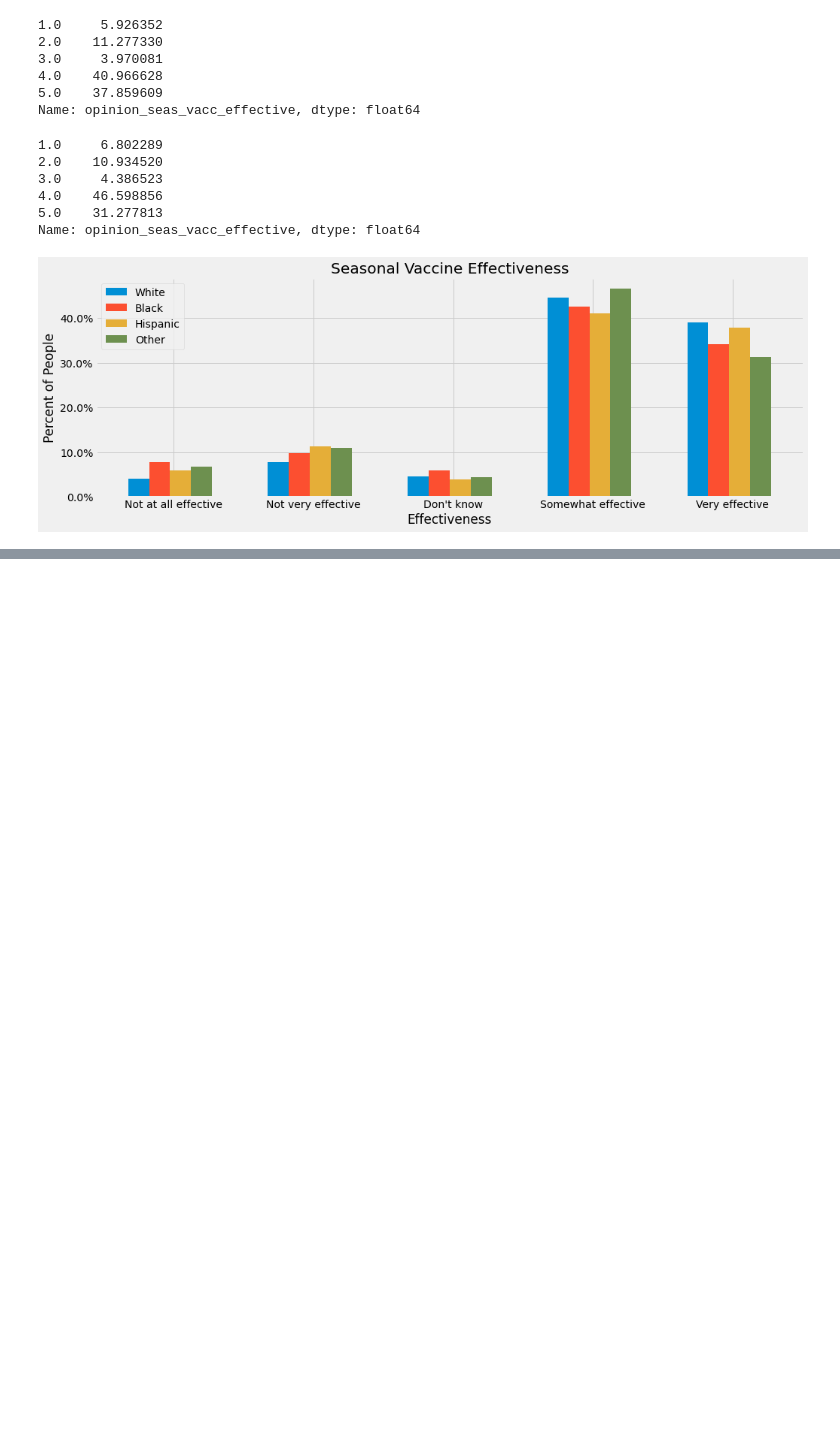
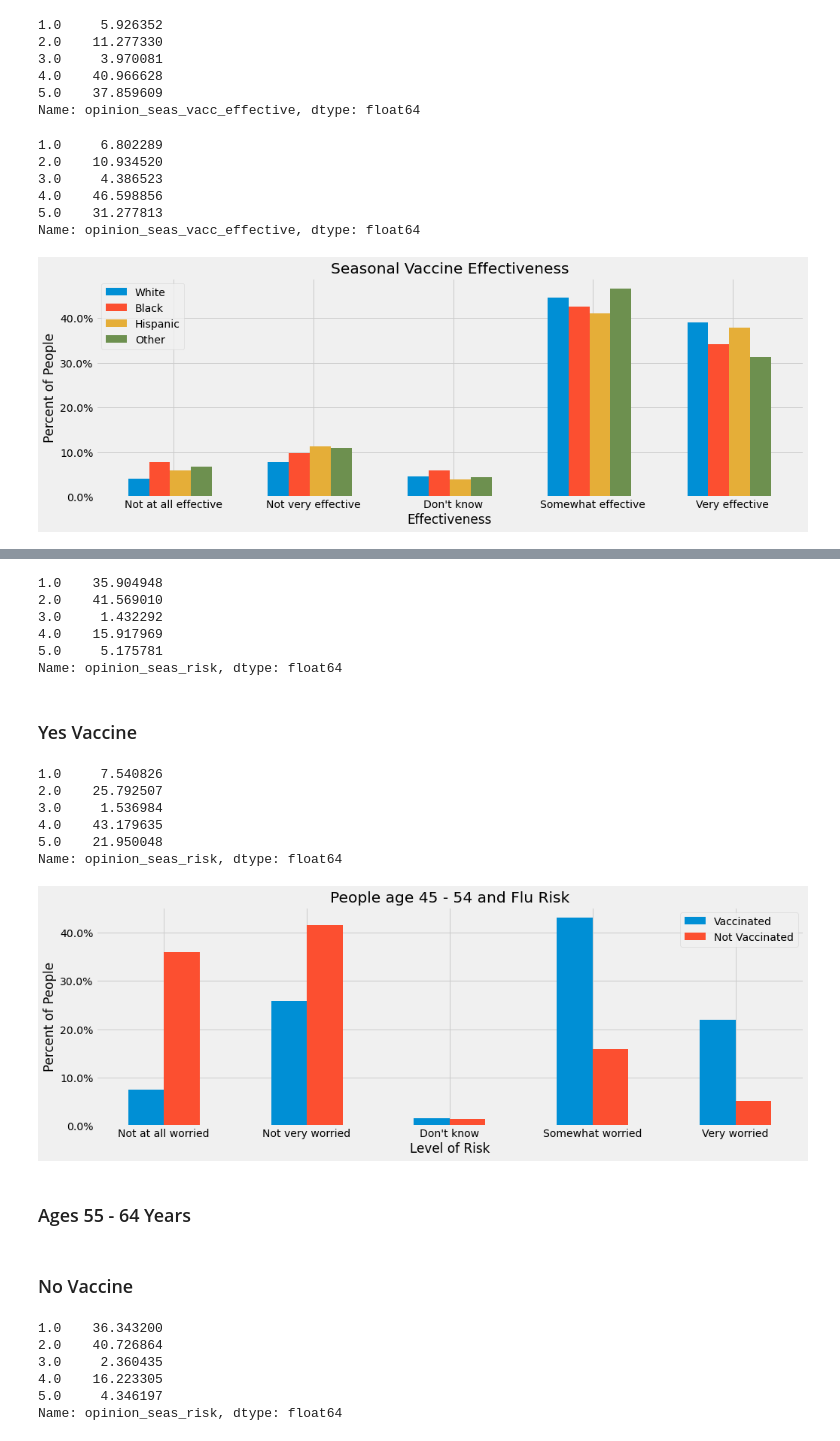
Before and after one commit to mankah/Capstone, a Jupyter notebook: Flu_analysis_models/00_Seasonal_Flu_Analysis.ipynb, the cells around one changed output, grey strips where cells are left out. Drawn from its saved outputs; the diff is of its cells as text; code cells hidden in the pictures; blank space fills up the shorter version.

```diff
--- a/Flu_analysis_models/00_Seasonal_Flu_Analysis.ipynb
+++ b/Flu_analysis_models/00_Seasonal_Flu_Analysis.ipynb
@@ -207,0 +315,58 @@ plt.xticks(ticks=white_concern.index + width+.10, labels=x);
+# %%
+under_54 = df[df.age_group == '45 - 54 Years']
+under_54_no = under_54[under_54.seasonal_vaccine == 0]
+under_54_no_concern = under_54_no.opinion_seas_risk.value_counts(normalize = True).sort_index()
+under_54_no_concern*100
+# %% [output]
+1.0    35.904948
+2.0    41.569010
+3.0     1.432292
+4.0    15.917969
+5.0     5.175781
+Name: opinion_seas_risk, dtype: float64
+# %% [markdown]
+### Yes Vaccine
+# %%
+under_54 = df[df.age_group == '45 - 54 Years']
+under_54_yes = under_54[under_54.seasonal_vaccine == 1]
+under_54_yes_concern = under_54_yes.opinion_seas_risk.value_counts(normalize = True).sort_index()
+under_54_yes_concern*100
+# %% [output]
+1.0     7.540826
+2.0    25.792507
+3.0     1.536984
+4.0    43.179635
+5.0    21.950048
+Name: opinion_seas_risk, dtype: float64
+# %%
+fig, ax = plt.subplots(figsize=(15, 5))
+
+x = ['Not at all worried', 'Not very worried',
+                    'Don\'t know', 'Somewhat worried', 'Very worried']
+width = 0.25
+plt.bar(under_54_yes_concern.index, under_54_yes_concern.values, width, label = 'Vaccinated')
+plt.bar(under_54_no_concern.index + width, under_54_no_concern.values, width, label = 'Not Vaccinated')
+plt.title('People age 45 - 54 and Flu Risk')
+plt.ylabel('Percent of People')
+plt.xlabel('Level of Risk')
+plt.legend()
+ax.yaxis.set_major_formatter(mtick.PercentFormatter(1.0))
+plt.xticks(ticks=under_54_yes_concern.index + width/2, labels=x);
+# %% [output]
+[figure, added]
+# %% [markdown]
+### Ages 55 - 64 Years
+# %% [markdown]
+### No Vaccine
+# %%
+under_64 = df[df.age_group == '55 - 64 Years']
+under_64_no = under_64[under_64.seasonal_vaccine == 0]
+under_64_no_concern = under_64_no.opinion_seas_risk.value_counts(normalize = True).sort_index()
+under_64_no_concern*100
+# %% [output]
+1.0    36.343200
+2.0    40.726864
+3.0     2.360435
+4.0    16.223305
+5.0     4.346197
+Name: opinion_seas_risk, dtype: float64
```
Also changed, not shown: parts of 20 cells of this notebook, 1 other file.
